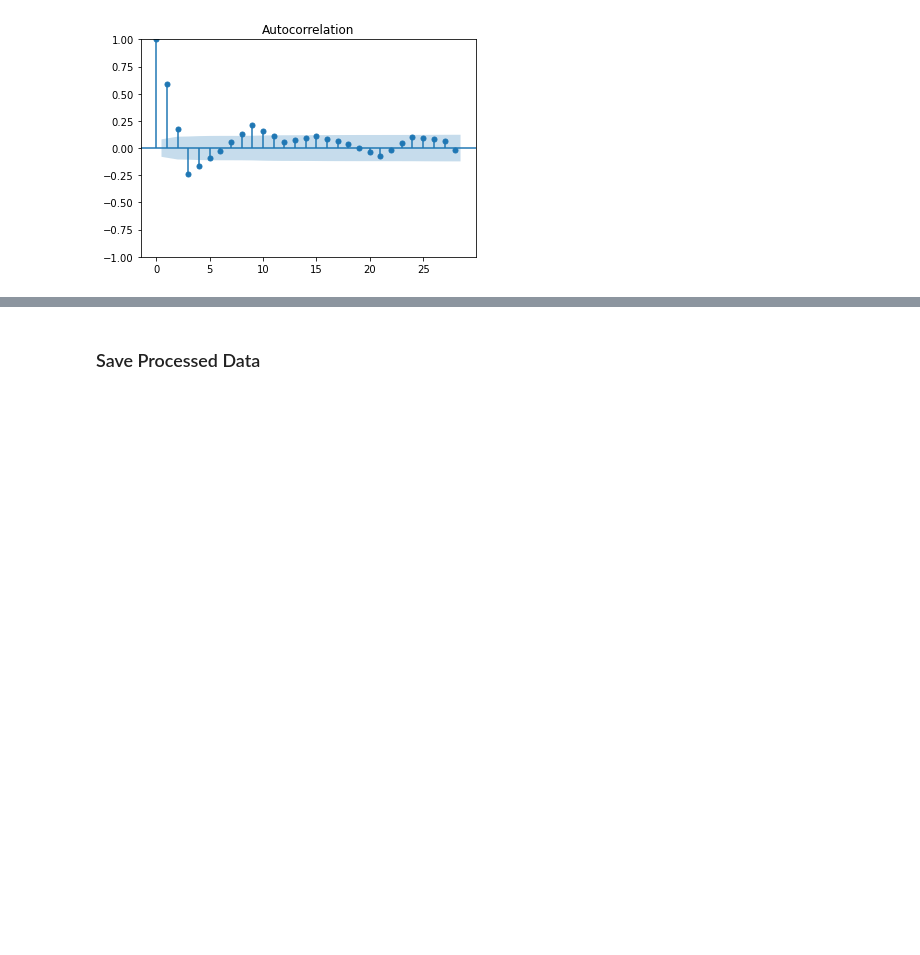
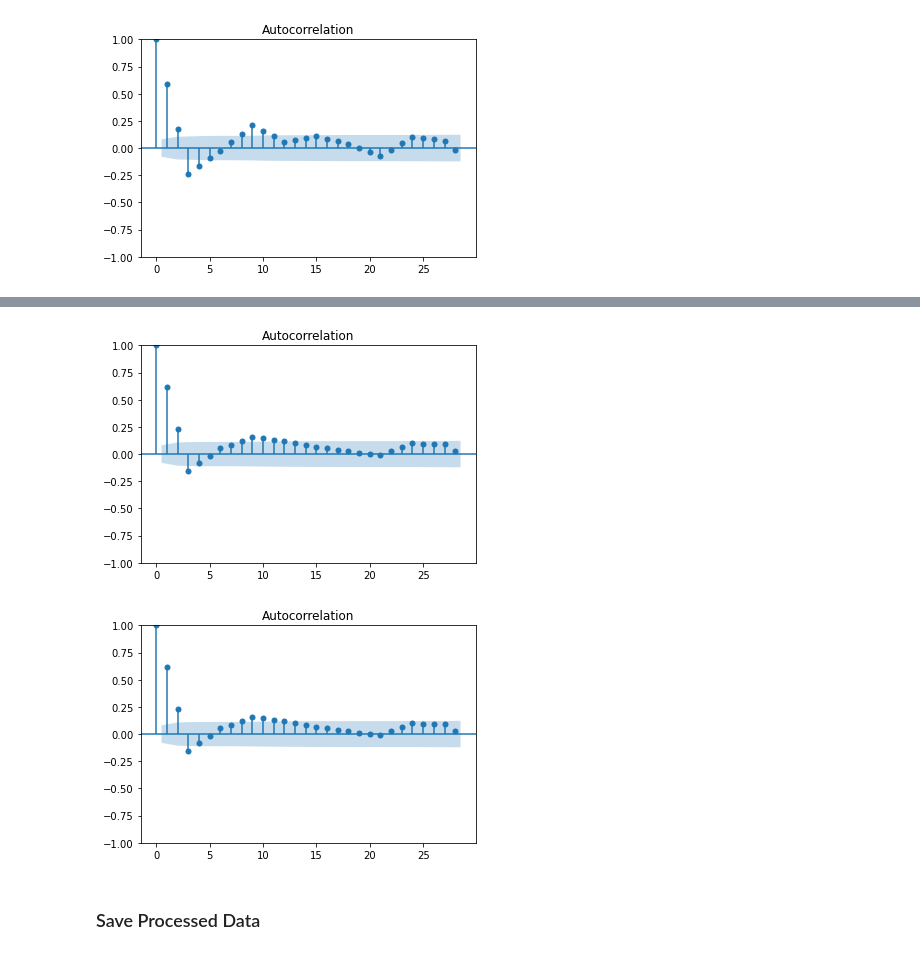
Before and after one commit to hsdistefa/mas-thesis, a Jupyter notebook: EDA.ipynb, the cells around one changed output, grey strips where cells are left out. Cells and saved outputs as stored; diff of their text form; code cells hidden in the pictures; blank space fills up the shorter version.

```diff
--- a/EDA.ipynb
+++ b/EDA.ipynb
@@ -365,3 +374,8 @@ sm.graphics.tsa.plot_acf(price_diff)
+# %%
+sm.graphics.tsa.plot_acf(log_diff)
+# %% [output]
+[figure, added]
+[figure, added]
 # %% [markdown]
 ### Save Processed Data
 # %%
```
Also changed, not shown: parts of 1 cell of this notebook.
